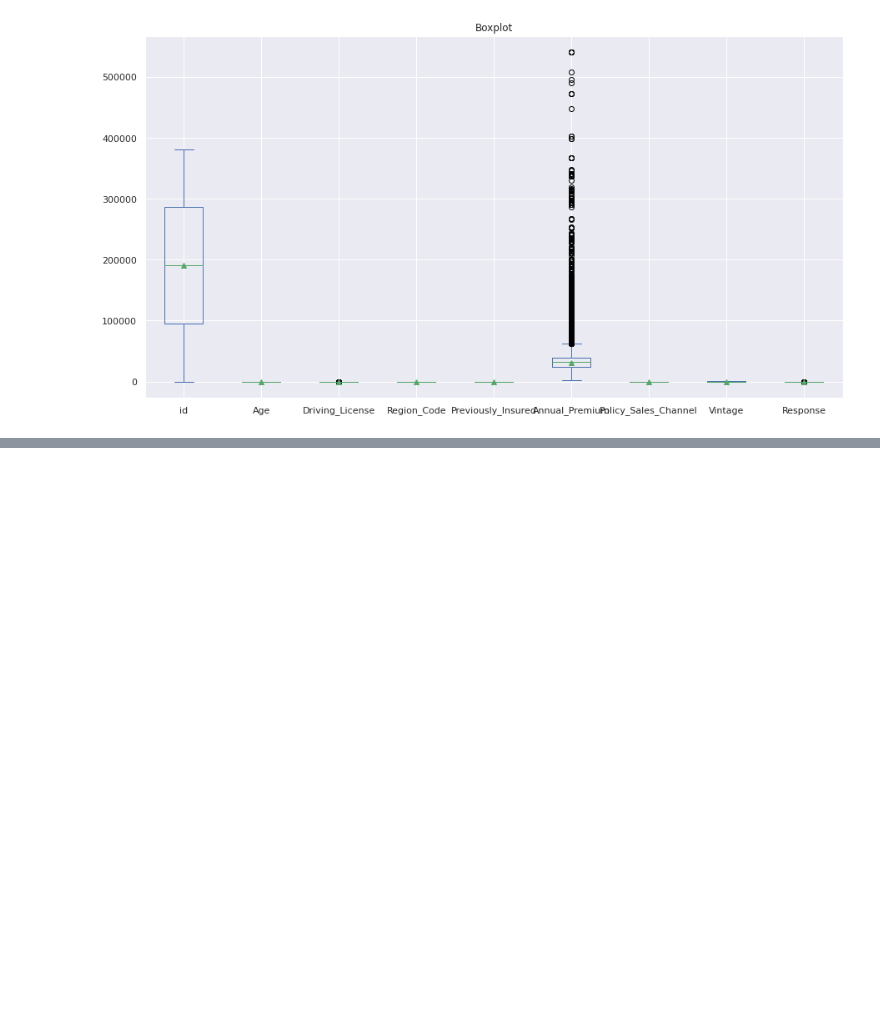
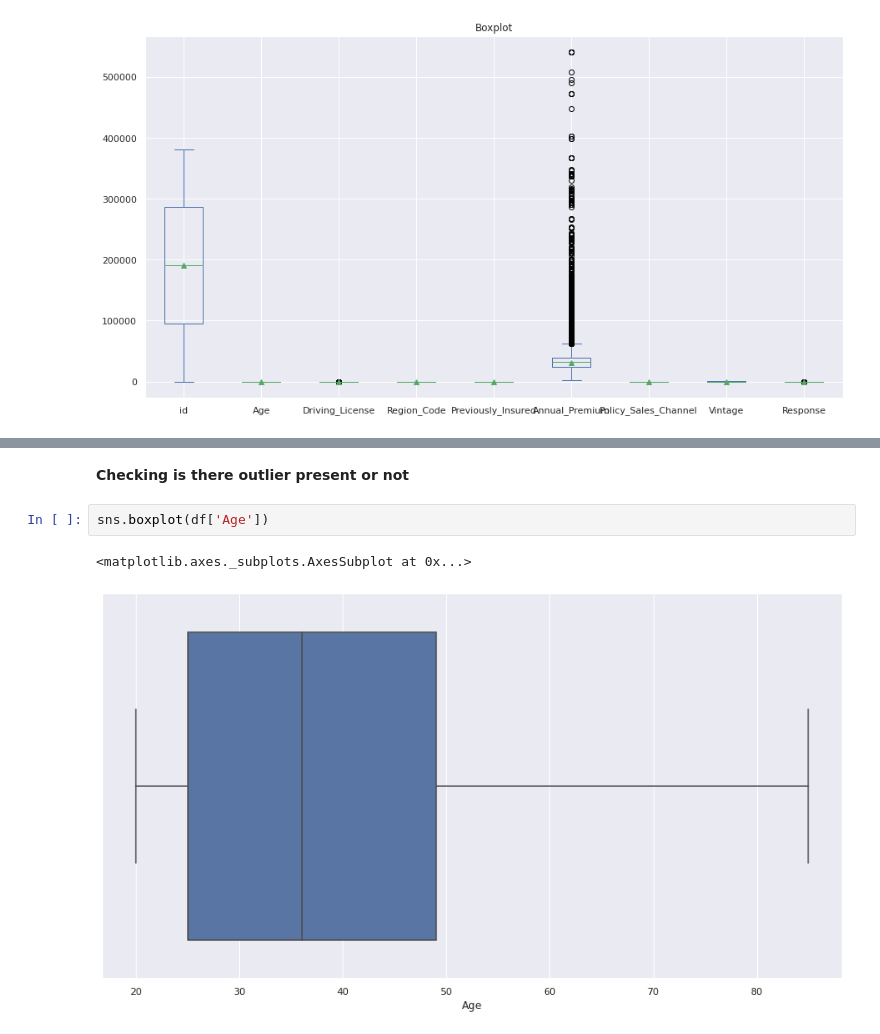
Before and after one commit to ChetanJadhav2341/Health-Insurance-Cross-Sell-Prediction-Classification-Project, a Jupyter notebook: HEALTH_INSURANCE_CROSS_SELL_PREDICTION.ipynb, the cells around one changed output, grey strips where cells are left out. Drawn from its saved outputs; the diff is of its cells as text; blank space fills up the shorter version.

```diff
--- a/HEALTH_INSURANCE_CROSS_SELL_PREDICTION.ipynb
+++ b/HEALTH_INSURANCE_CROSS_SELL_PREDICTION.ipynb
@@ -277,0 +325,7 @@ plt.show()
+# %% [markdown]
+**Checking is there outlier present or not**
+# %%
+sns.boxplot(df['Age'])
+# %% [output]
+<matplotlib.axes._subplots.AxesSubplot at 0x...>
+[figure, added]
```
Also changed, not shown: parts of 27 cells of this notebook.
